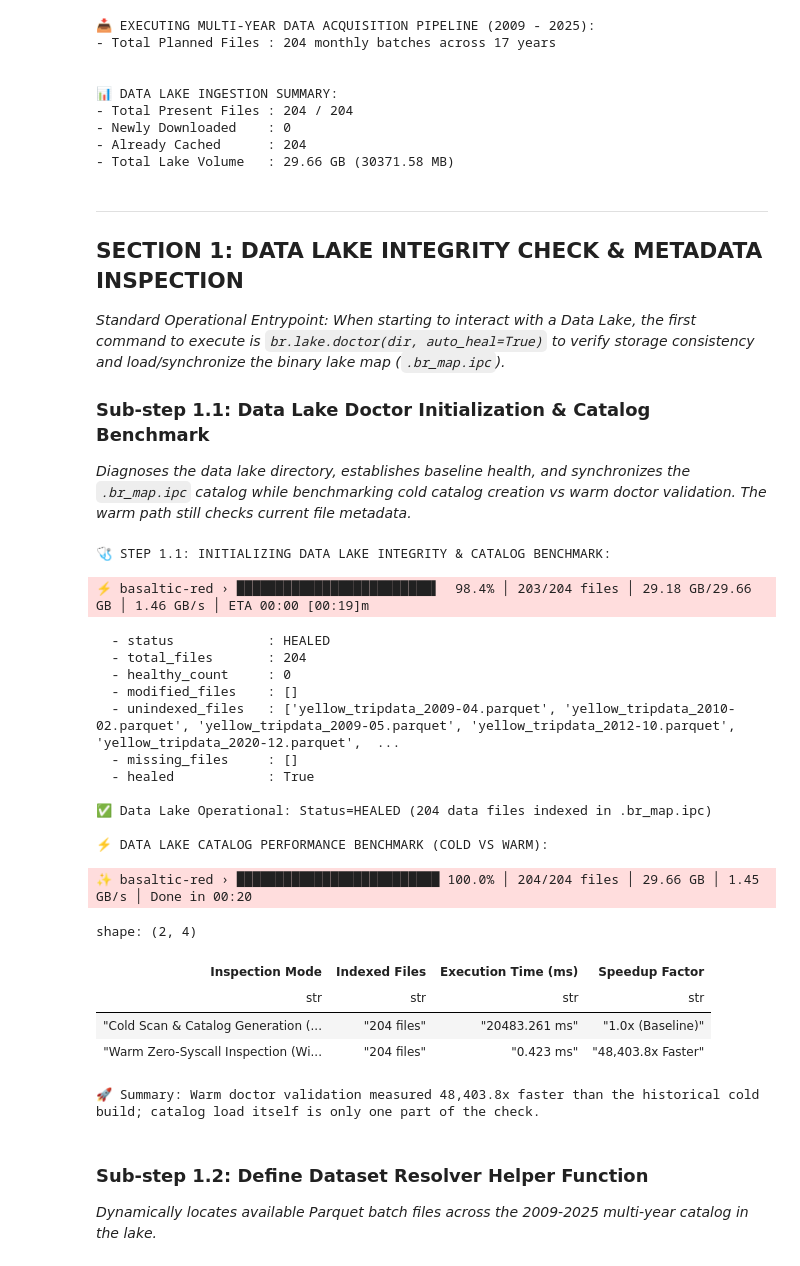
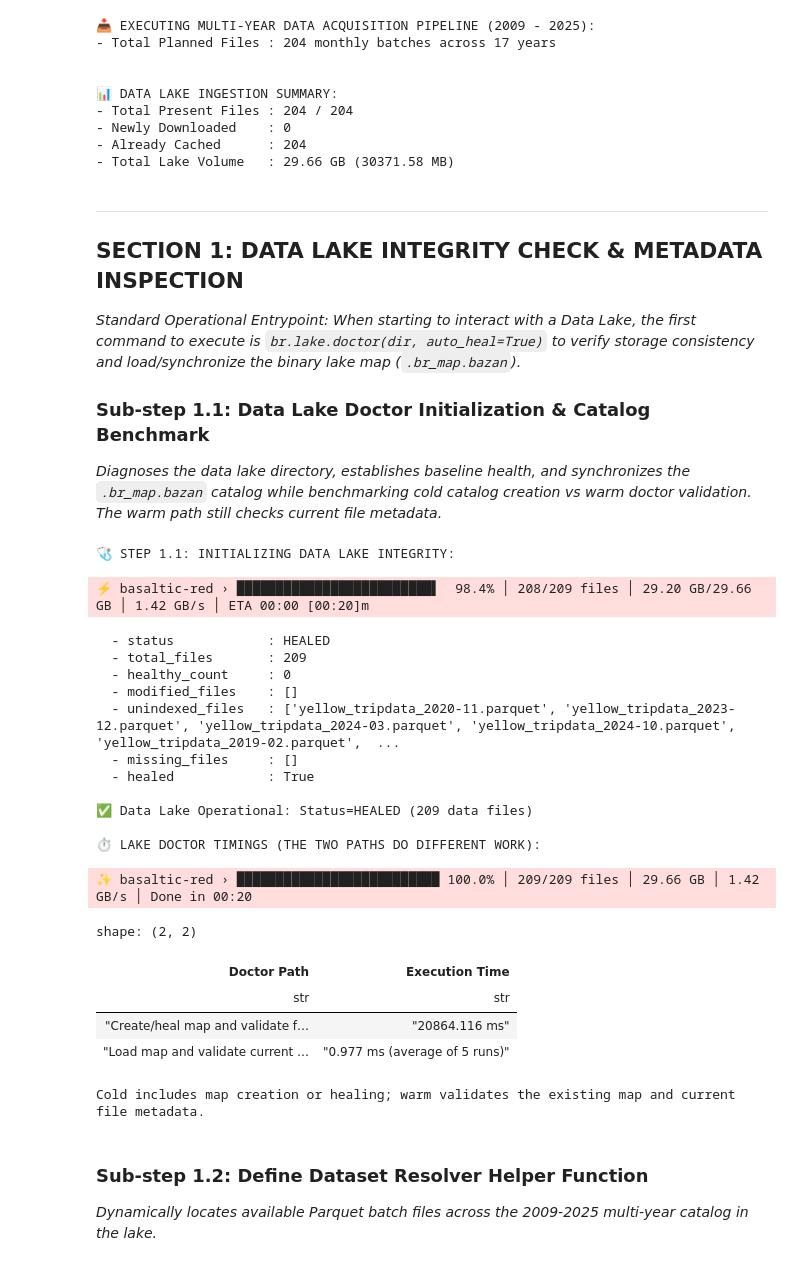
Before and after one commit to VanDung-dev/basaltic-red, a Jupyter notebook: demo.ipynb, the cells around one changed output. Drawn from its saved outputs; the diff is of its cells as text; code cells hidden in the pictures.

```diff
--- a/demo.ipynb
+++ b/demo.ipynb
@@ -183,86 +191,65 @@ print(f"- Total Lake Volume   : {total_size_mb / 1024:.2f} GB ({total_size_mb:.2
 ---
 ## SECTION 1: DATA LAKE INTEGRITY CHECK & METADATA INSPECTION
 
-*Standard Operational Entrypoint: When starting to interact with a Data Lake, the first command to execute is `br.lake.doctor(dir, auto_heal=True)` to verify storage consistency and load/synchronize the binary lake map (`.br_map.ipc`).*
+*Standard Operational Entrypoint: When starting to interact with a Data Lake, the first command to execute is `br.lake.doctor(dir, auto_heal=True)` to verify storage consistency and load/synchronize the binary lake map (`.br_map.bazan`).*
 
 ### Sub-step 1.1: Data Lake Doctor Initialization & Catalog Benchmark
 
-*Diagnoses the data lake directory, establishes baseline health, and synchronizes the `.br_map.ipc` catalog while benchmarking cold catalog creation vs warm doctor validation. The warm path still checks current file metadata.*
+*Diagnoses the data lake directory, establishes baseline health, and synchronizes the `.br_map.bazan` catalog while benchmarking cold catalog creation vs warm doctor validation. The warm path still checks current file metadata.*
 # %%
 import time
 
-print("🩺 STEP 1.1: INITIALIZING DATA LAKE INTEGRITY & CATALOG BENCHMARK:")
-
-# 1. Cold Run: First-time storage audit, schema discovery & .br_map.ipc generation
+print("🩺 STEP 1.1: INITIALIZING DATA LAKE INTEGRITY:")
 t0_cold = time.perf_counter()
 lake_report = br.lake.doctor("data", auto_heal=True)
 t_cold_ms = (time.perf_counter() - t0_cold) * 1000
 
 for k, v in lake_report.items():
     print(f"  - {k:18s}: {v}")
 
-status_val = lake_report["status"]
-total_val = lake_report["total_files"]
-print(f"\n✅ Data Lake Operational: Status={status_val} ({total_val} data files indexed in .br_map.ipc)")
+print(f"\n✅ Data Lake Operational: Status={lake_report['status']} ({lake_report['total_files']} data files)")
 
-# 2. Warm Run: doctor validation using the existing .br_map.ipc and current file metadata
 warm_runs = []
-warm_report: dict = br.lake.doctor("data", auto_heal=False)
 for _ in range(5):
     t0_warm = time.perf_counter()
     warm_report = br.lake.doctor("data", auto_heal=False)
-    t_warm_ms = (time.perf_counter() - t0_warm) * 1000
-    warm_runs.append(t_warm_ms)
+    warm_runs.append((time.perf_counter() - t0_warm) * 1000)
 
 t_warm_avg_ms = sum(warm_runs) / len(warm_runs)
-speedup = t_cold_ms / max(t_warm_avg_ms, 0.0001)
-
-# 3. Formatted Benchmark Comparison Table
 bench_df = pl.DataFrame({
-    "Inspection Mode": [
-        "Cold Scan & Catalog Generation (No .br_map.ipc)",
-        "Warm Doctor Validation (Catalog + File Metadata)"
+    "Doctor Path": [
+        "Create/heal map and validate files",
+        "Load map and validate current file metadata",
     ],
-    "Indexed Files": [
-        f"{lake_report['total_files']} files",
-        f"{warm_report['total_files']} files"
+    "Execution Time": [
+        f"{t_cold_ms:.3f} ms",
+        f"{t_warm_avg_ms:.3f} ms (average of 5 runs)",
     ],
-    "Execution Time (ms)": [
-        f"{t_cold_ms:.3f} ms",
-        f"{t_warm_avg_ms:.3f} ms"
-    ],
-    "Speedup Factor": [
-        "1.0x (Baseline)",
-        f"{speedup:,.1f}x Faster"
-    ]
 })
-
-print("\n⚡ DATA LAKE CATALOG PERFORMANCE BENCHMARK (COLD VS WARM):")
-with pl.Config(tbl_rows=10, fmt_str_lengths=100):
-    display(bench_df)
-
-print(f"\n🚀 Summary: Warm doctor validation measured {speedup:,.1f}x faster than the historical cold build; catalog load itself is only one part of the check.")
+print("\n⏱️ LAKE DOCTOR TIMINGS (THE TWO PATHS DO DIFFERENT WORK):")
+display(bench_df)
+print("Cold includes map creation or healing; warm validates the existing map and current file metadata.")
 # %% [output]
-🩺 STEP 1.1: INITIALIZING DATA LAKE INTEGRITY & CATALOG BENCHMARK:
+🩺 STEP 1.1: INITIALIZING DATA LAKE INTEGRITY:
-⚡ basaltic-red › █████████████████████████▌  98.4% │ 203/204 files │ 29.18 GB/29.66 GB │ 1.46 GB/s │ ETA 00:00 [00:19]m
+⚡ basaltic-red › █████████████████████████▌  98.4% │ 208/209 files │ 29.20 GB/29.66 GB │ 1.42 GB/s │ ETA 00:00 [00:20]m
   - status            : HEALED
-  - total_files       : 204
+  - total_files       : 209
   - healthy_count     : 0
   - modified_files    : []
-  - unindexed_files   : ['yellow_tripdata_2009-04.parquet', 'yellow_tripdata_2010-02.parquet', 'yellow_tripdata_2009-05.parquet', 'yellow_tripdata_2012-10.parquet', 'yellow_tripdata_2020-12.parquet',  ...
+  - unindexed_files   : ['yellow_tripdata_2020-11.parquet', 'yellow_tripdata_2023-12.parquet', 'yellow_tripdata_2024-03.parquet', 'yellow_tripdata_2024-10.parquet', 'yellow_tripdata_2019-02.parquet',  ...
   - missing_files     : []
   - healed            : True
 
-✅ Data Lake Operational: Status=HEALED (204 data files indexed in .br_map.ipc)
+✅ Data Lake Operational: Status=HEALED (209 data files)
 
-⚡ DATA LAKE CATALOG PERFORMANCE BENCHMARK (COLD VS WARM):
+⏱️ LAKE DOCTOR TIMINGS (THE TWO PATHS DO DIFFERENT WORK):
-✨ basaltic-red › ██████████████████████████ 100.0% │ 204/204 files │ 29.66 GB │ 1.45 GB/s │ Done in 00:20
+✨ basaltic-red › ██████████████████████████ 100.0% │ 209/209 files │ 29.66 GB │ 1.42 GB/s │ Done in 00:20
-shape: (2, 4)
+shape: (2, 2)
-| Inspection Mode | Indexed Files | Execution Time (ms) | Speedup Factor |
-| str | str | str | str |
-| "Cold Scan & Catalog Generation (... | "204 files" | "20483.261 ms" | "1.0x (Baseline)" |
-| "Warm Zero-Syscall Inspection (Wi... | "204 files" | "0.423 ms" | "48,403.8x Faster" |
+| Doctor Path | Execution Time |
+| str | str |
+| "Create/heal map and validate f… | "20864.116 ms" |
+| "Load map and validate current … | "0.977 ms (average of 5 runs)" |
-🚀 Summary: Warm doctor validation measured 48,403.8x faster than the historical cold build; catalog load itself is only one part of the check.
+Cold includes map creation or healing; warm validates the existing map and current file metadata.
 # %% [markdown]
 ### Sub-step 1.2: Define Dataset Resolver Helper Function
 
```
Also changed, not shown: parts of 35 cells of this notebook.
